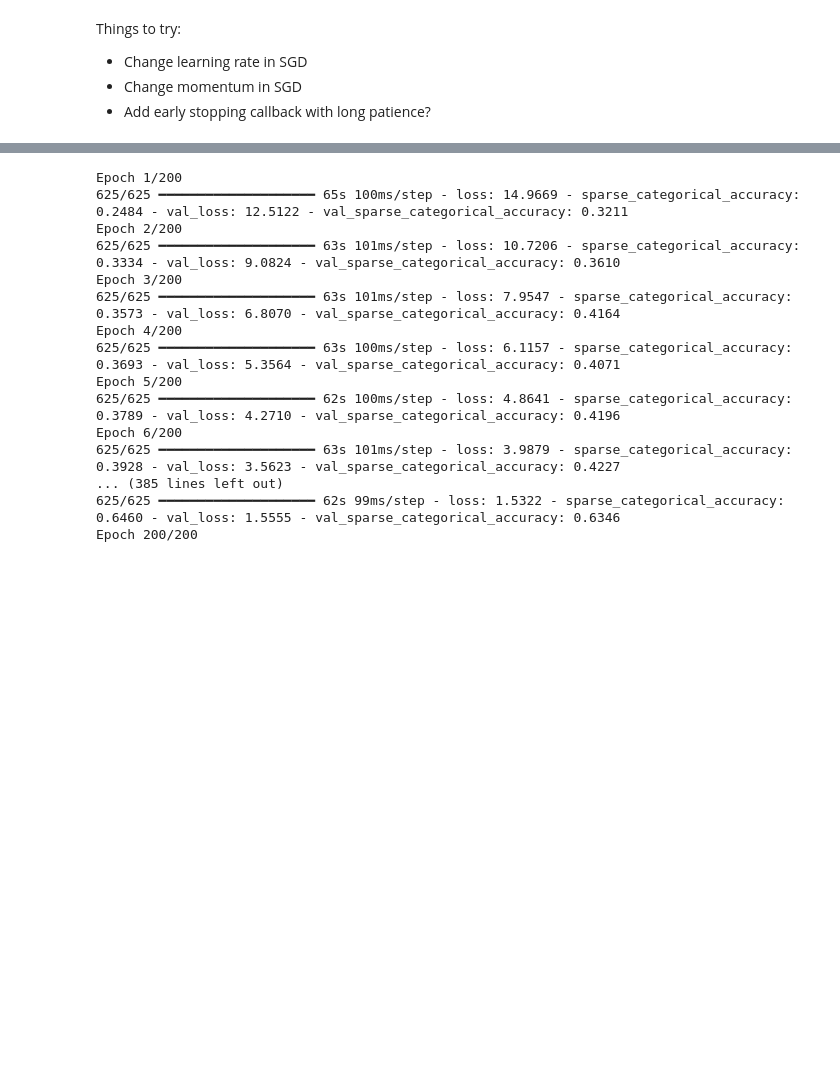
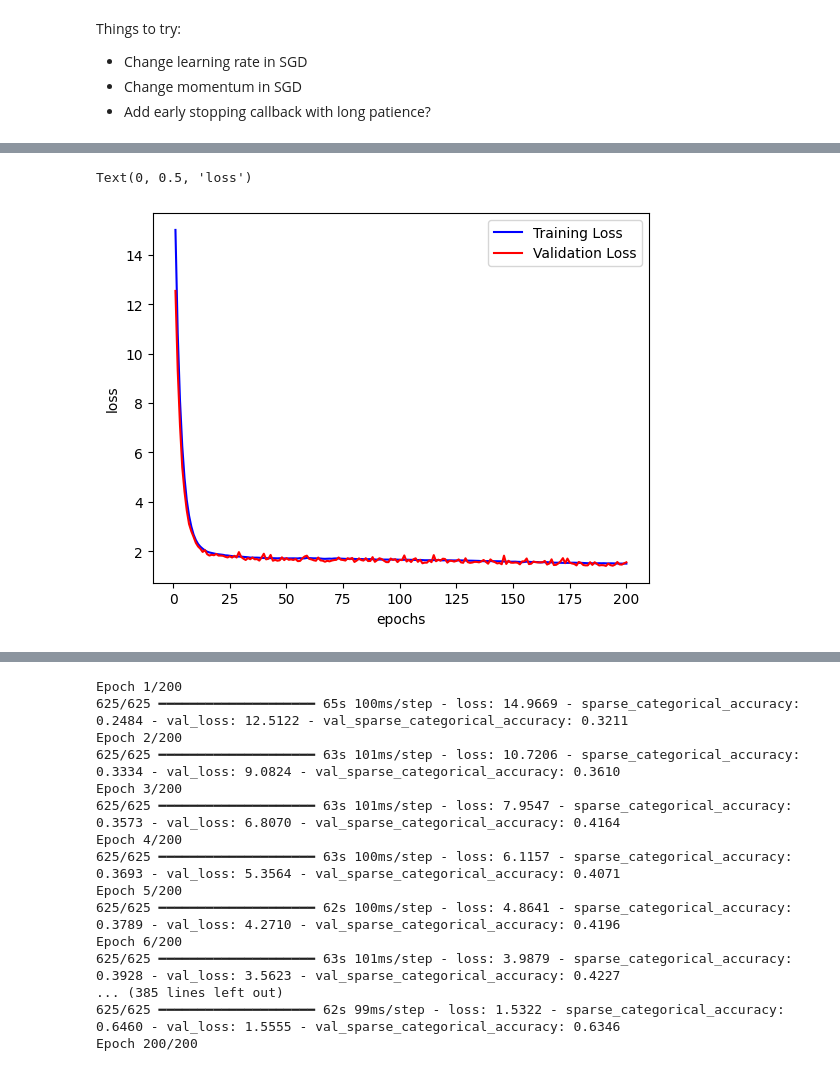
Before and after one commit to Gautam-Chauhan/DeepLearningCoursework2, a Jupyter notebook: Summative_assessment_2.ipynb, the cells around one changed output, grey strips where cells are left out. Saved outputs shown, nothing was run; the diff lists cells and outputs as text; code cells hidden in the pictures; blank space fills up the shorter version.

```diff
--- a/Summative_assessment_2.ipynb
+++ b/Summative_assessment_2.ipynb
@@ -321,3 +321,5 @@ def experiment(learning_rate,momentum,run_number):
   training_time = end_time - start_time
   print(training_time)
   return history
+# %%
+history12 = experiment(learning_rate = 0.01, momentum = 0.5, run_number = 12)
@@ -323,0 +344,15 @@ def experiment(learning_rate,momentum,run_number):
+# %%
+train_loss = history12.history["loss"]
+val_loss = history12.history["val_loss"]
+train_acc = history12.history["sparse_categorical_accuracy"]
+val_acc = history12.history["val_sparse_categorical_accuracy"]
+# %%
+epochs = np.arange(1,len(train_loss)+1)
+plt.plot(epochs,train_loss,color="blue",label="Training Loss")
+plt.plot(epochs,val_loss,color="red",label="Validation Loss")
+plt.legend()
+plt.xlabel("epochs")
+plt.ylabel("loss")
+# %% [output]
+Text(0, 0.5, 'loss')
+[figure, added]
```
Also changed, not shown: parts of 13 cells of this notebook.
